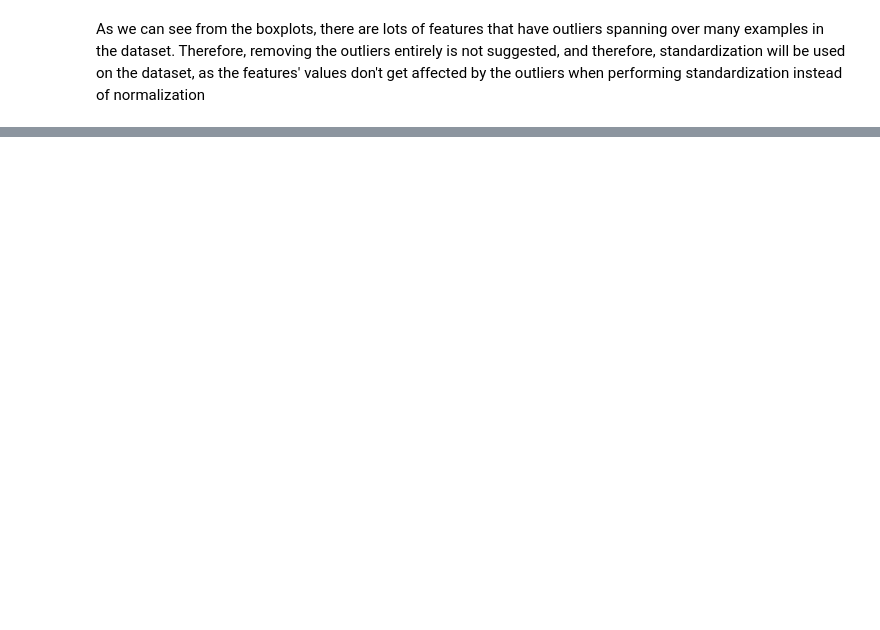
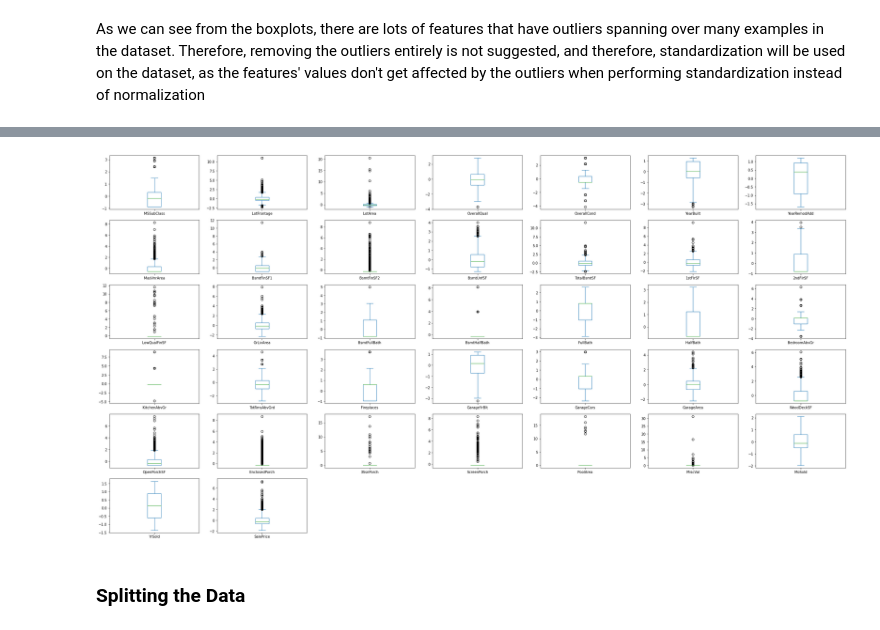
Before and after one commit to OdyAsh/ml-problems, a Jupyter notebook: Assignment 1/All Group Members/Regression.ipynb, the cells around one changed output, grey strips where cells are left out. Saved outputs shown, nothing was run; the diff lists cells and outputs as text; code cells hidden in the pictures; blank space fills up the shorter version.

```diff
--- a/Assignment 1/All Group Members/Regression.ipynb
+++ b/Assignment 1/All Group Members/Regression.ipynb
@@ -439,0 +444,3 @@ As we can see from the boxplots, there are lots of features that have outliers s
+# %%
+temp = df.drop(columns= colsObjs)
+temp
@@ -439,0 +461,5 @@ As we can see from the boxplots, there are lots of features that have outliers s
+# %%
+scaler = StandardScaler()
+scaler.fit(temp)
+std_df = pd.DataFrame(scaler.transform(temp), columns=temp.columns.values)
+std_df
@@ -440,3 +497,15 @@ As we can see from the boxplots, there are lots of features that have outliers s
+# %%
+column_names = std_df.columns.tolist()
+fig, axs = plt.subplots(1, len(column_names), figsize=(38, 20))
+for i in range(len(column_names)):
+    col = column_names[i]
+    plt.subplot(6, 7, i+1)
+    std_df[col].plot(kind='box')
+plt.show()
+# %% [output]
+[figure, added]
+# %% [markdown]
+### Splitting the Data
 # %%
 X = df.iloc[:,0:-1]
 y = pd.DataFrame(data=df['SalePrice'])
```
Also changed, not shown: parts of 12 cells of this notebook.
